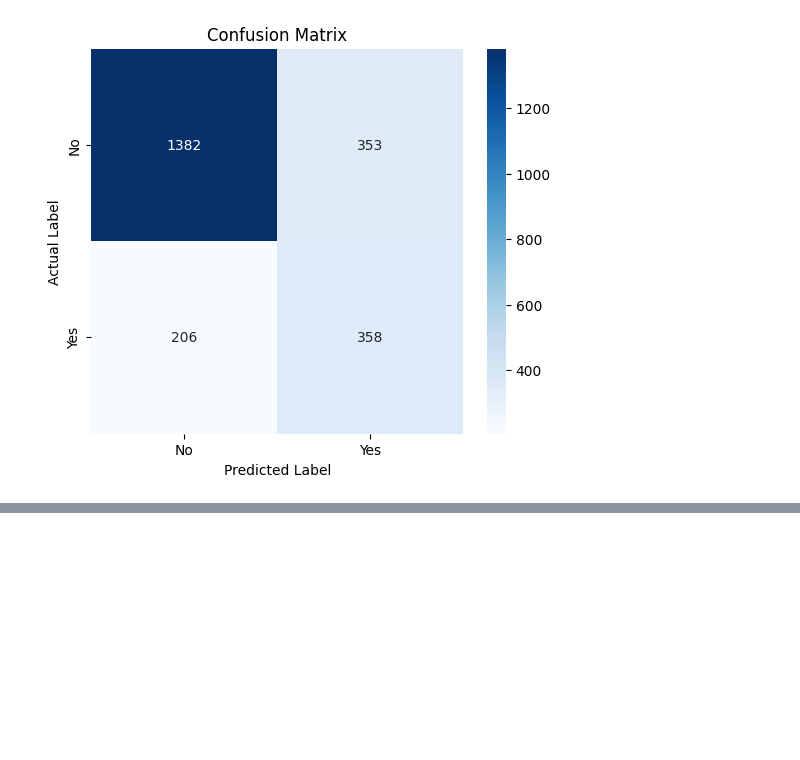
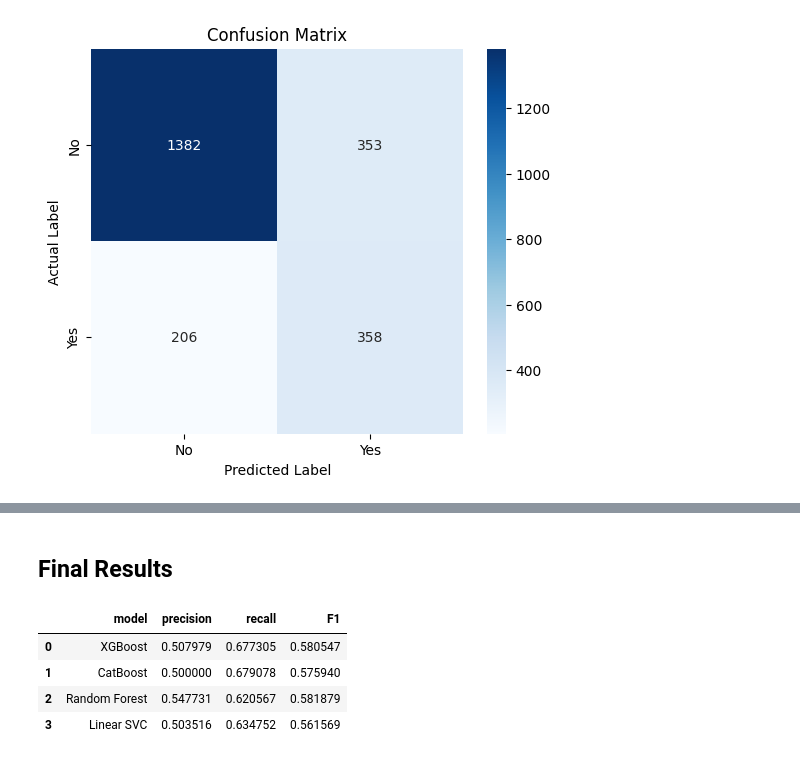
Before and after one commit to MathiasHMorgan/AppliedDA-Assignment2, a Jupyter notebook: assessment2_cod.ipynb, the cells around one changed output, grey strips where cells are left out. Drawn from its saved outputs; the diff is of its cells as text; code cells hidden in the pictures; blank space fills up the shorter version.

```diff
--- a/assessment2_cod.ipynb
+++ b/assessment2_cod.ipynb
@@ -536,10 +540,14 @@ print(f"Best CV F1 Score: {gridSearch.best_score_:.4f}")
 bestModel = gridSearch.best_estimator_
 yTestPred = bestModel.predict(xTest)
 
+catPrecision = precision_score(yTest, yTestPred)
+catRecall = recall_score(yTest, yTestPred)
+catF1 = f1_score(yTest, yTestPred)
+
 print("\n--- Final Test Set Performance ---")
-print(f"Precision: {precision_score(yTest, yTestPred):.4f}")
-print(f"Recall: {recall_score(yTest, yTestPred):.4f}")
-print(f"F1 Score: {f1_score(yTest, yTestPred):.4f}")
+print(f"Precision: {catPrecision:.4f}")
+print(f"Recall: {catRecall:.4f}")
+print(f"F1 Score: {catF1:.4f}")
 
 print("\nConfusion Matrix:")
 plot_confusion_matrix(yTest, yTestPred, labels=["No", "Yes"])
@@ -697,10 +705,14 @@ print(f"Best CV F1 Score: {gridSearch.best_score_:.4f}")
 bestModel = gridSearch.best_estimator_
 yTestPred = bestModel.predict(xTest)
 
+rfPrecision = precision_score(yTest, yTestPred)
+rfRecall = recall_score(yTest, yTestPred)
+rfF1 = f1_score(yTest, yTestPred)
+
 print("\n--- Final Test Set Performance ---")
-print(f"Precision: {precision_score(yTest, yTestPred):.4f}")
-print(f"Recall: {recall_score(yTest, yTestPred):.4f}")
-print(f"F1 Score: {f1_score(yTest, yTestPred):.4f}")
+print(f"Precision: {rfPrecision:.4f}")
+print(f"Recall: {rfRecall:.4f}")
+print(f"F1 Score: {rfF1:.4f}")
 
 print("\nConfusion Matrix:")
 plot_confusion_matrix(yTest, yTestPred, labels=["No", "Yes"])
@@ -873,10 +885,14 @@ print(f"Best CV F1 Score: {gridSearch.best_score_:.4f}")
 bestModel = gridSearch.best_estimator_
 yTestPred = bestModel.predict(xTestScaled)
 
+svcPrecision = precision_score(yTest, yTestPred)
+svcRecall = recall_score(yTest, yTestPred)
+svcF1 = f1_score(yTest, yTestPred)
+
 print("\n--- Final Test Set Performance ---")
-print(f"Precision: {precision_score(yTest, yTestPred):.4f}")
-print(f"Recall: {recall_score(yTest, yTestPred):.4f}")
-print(f"F1 Score: {f1_score(yTest, yTestPred):.4f}")
+print(f"Precision: {svcPrecision:.4f}")
+print(f"Recall: {svcRecall:.4f}")
+print(f"F1 Score: {svcF1:.4f}")
 
 print("\nConfusion Matrix:")
 plot_confusion_matrix(yTest, yTestPred, labels=["No", "Yes"])
@@ -1109,0 +937,15 @@ Confusion Matrix:
+# %% [markdown]
+## Final Results
+# %%
+modelResult = [{"model":'XGBoost','precision':xgbPrecision,'recall':xgbRecall,'F1':xgbF1},
+               {"model":'CatBoost','precision':catPrecision,'recall':catRecall,'F1':catF1},
+               {"model":'Random Forest','precision':rfPrecision,'recall':rfRecall,'F1':rfF1},
+               {"model":'Linear SVC','precision':svcPrecision,'recall':svcRecall,'F1':svcF1}]
+resultDf = pd.DataFrame(modelResult)
+resultDf
+# %% [output]
+|  | model | precision | recall | F1 |
+| 0 | XGBoost | 0.507979 | 0.677305 | 0.580547 |
+| 1 | CatBoost | 0.500000 | 0.679078 | 0.575940 |
+| 2 | Random Forest | 0.547731 | 0.620567 | 0.581879 |
+| 3 | Linear SVC | 0.503516 | 0.634752 | 0.561569 |
```
Also changed, not shown: parts of 3 cells of this notebook, 1 other file.
